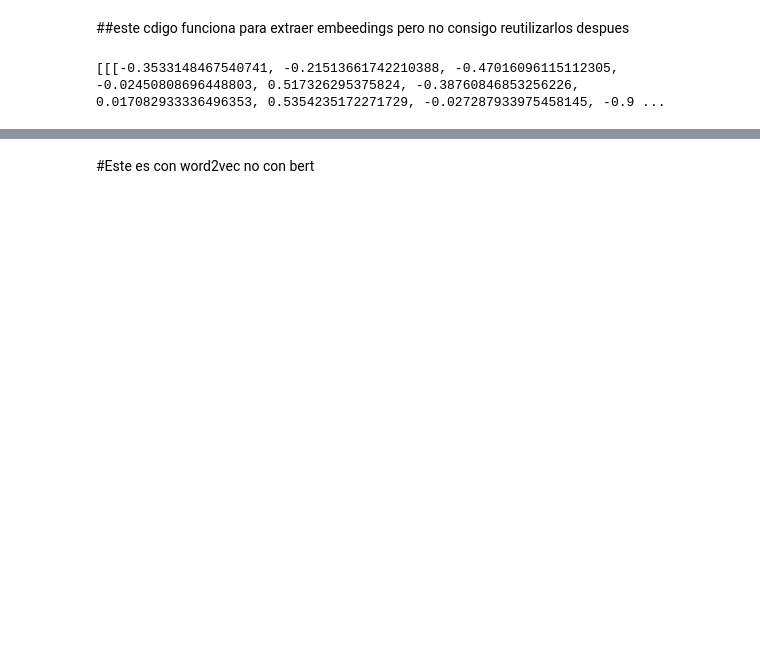
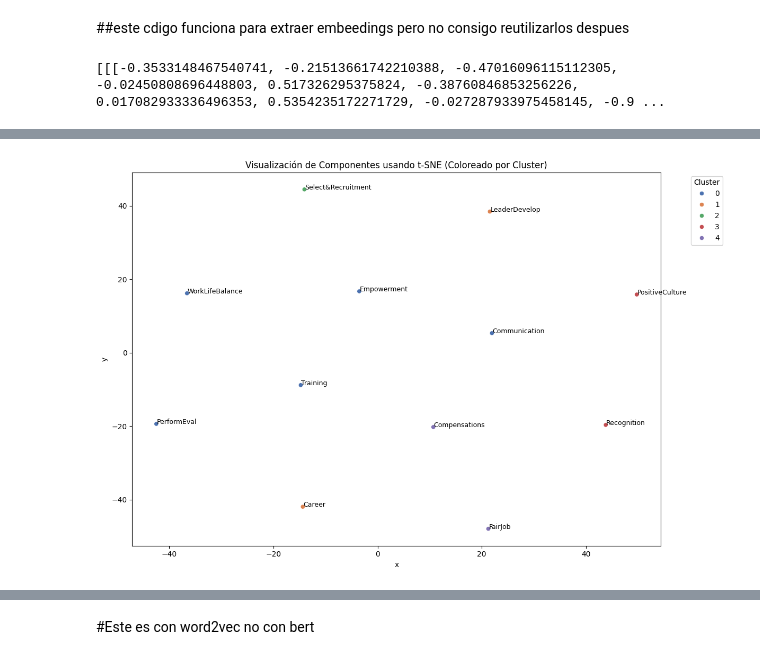
Before and after one commit to jamg-upv/LLMforSLRscreening, a Jupyter notebook: Reto21d_ago24_LLMhiwp.ipynb, the cells around one changed output, grey strips where cells are left out. Cells and saved outputs as stored; diff of their text form; code cells hidden in the pictures; blank space fills up the shorter version.

```diff
--- a/Reto21d_ago24_LLMhiwp.ipynb
+++ b/Reto21d_ago24_LLMhiwp.ipynb
@@ -269,0 +241,28 @@ Cluster 5:
+# %%
+# Ajustar la perplexity en función del número de muestras
+n_samples = len(embeddings)
+perplexity = min(30, n_samples - 1)
+
+# Reducir las dimensiones de los embeddings para visualización usando t-SNE
+tsne = TSNE(n_components=2, random_state=0, perplexity=perplexity)
+embeddings_2d = tsne.fit_transform(embeddings)
+
+# Crear un DataFrame con los componentes, sus coordenadas 2D y el cluster
+tsne_df = pd.DataFrame(embeddings_2d, columns=['x', 'y'])
+tsne_df['Component'] = hiwp_data['Component']
+tsne_df['Cluster'] = hiwp_data['Cluster']
+
+# Visualizar los componentes en un gráfico 2D con colores por cluster
+plt.figure(figsize=(12, 8))
+scatter = sns.scatterplot(x='x', y='y', hue='Cluster', palette='deep', data=tsne_df)
+
+# Añadir etiquetas para cada punto
+for i, row in tsne_df.iterrows():
+    plt.text(row['x']+0.1, row['y'], row['Component'], fontsize=9)
+
+plt.title('Visualización de Componentes usando t-SNE (Coloreado por Cluster)')
+plt.legend(title='Cluster', bbox_to_anchor=(1.05, 1), loc='upper left')
+plt.tight_layout()
+plt.show()
+# %% [output]
+[figure, added]
```
Also changed, not shown: parts of 13 cells of this notebook.
